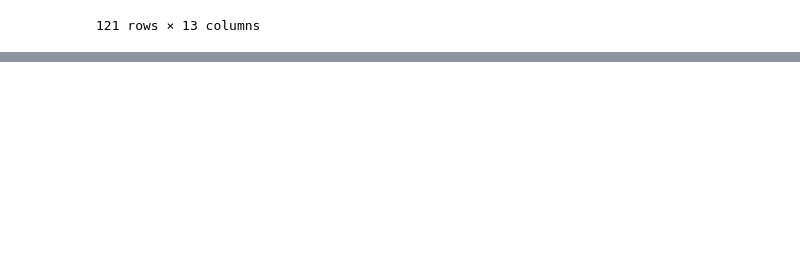
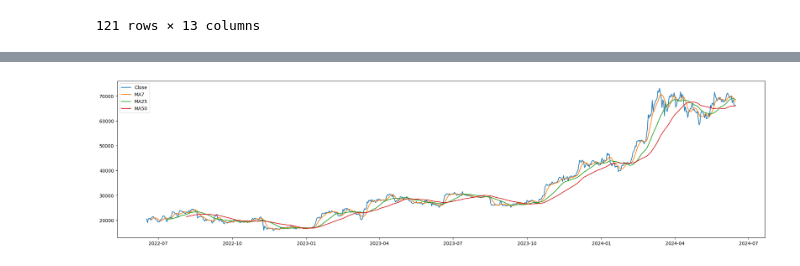
Before and after one commit to lich0079/python_numpy, a Jupyter notebook: abupy.ipynb, the cells around one changed output, grey strips where cells are left out. Drawn from its saved outputs; the diff is of its cells as text; code cells hidden in the pictures; blank space fills up the shorter version.

Commit message:
[feature] add ccxt for quote,  add back trader
<body>

```diff
--- a/abupy.ipynb
+++ b/abupy.ipynb
@@ -601,0 +660,25 @@ x
+# %%
+import numpy as np
+import pandas as pd
+import matplotlib.pyplot as plt
+import ccxt
+
+client = ccxt.binance({'enableRateLimit': True, 'timeout': 30000 })
+
+btc_quote = client.fetch_ohlcv("BTCUSDT", timeframe='1d', limit=730)
+btc_quote_df = pd.DataFrame(btc_quote, dtype=float)
+
+btc_quote_df['time'] = pd.to_datetime(btc_quote_df[0], unit='ms')
+btc_quote_df['ma7'] = btc_quote_df[4].rolling(window=7).mean()
+btc_quote_df['ma25'] = btc_quote_df[4].rolling(window=25).mean()
+btc_quote_df['ma50'] = btc_quote_df[4].rolling(window=50).mean()
+
+fig, ax = plt.subplots(figsize=(20, 5), layout='constrained')
+ax.plot(btc_quote_df['time'], btc_quote_df.values[:,4], label='Close')
+ax.plot(btc_quote_df['time'], btc_quote_df['ma7'], label='MA7')
+ax.plot(btc_quote_df['time'], btc_quote_df['ma25'], label='MA25')
+ax.plot(btc_quote_df['time'], btc_quote_df['ma50'], label='MA50')
+ax.legend()
+plt.show()
+# %% [output]
+[figure, added]
```
Also changed, not shown: parts of 23 cells of this notebook, 8 other files.
